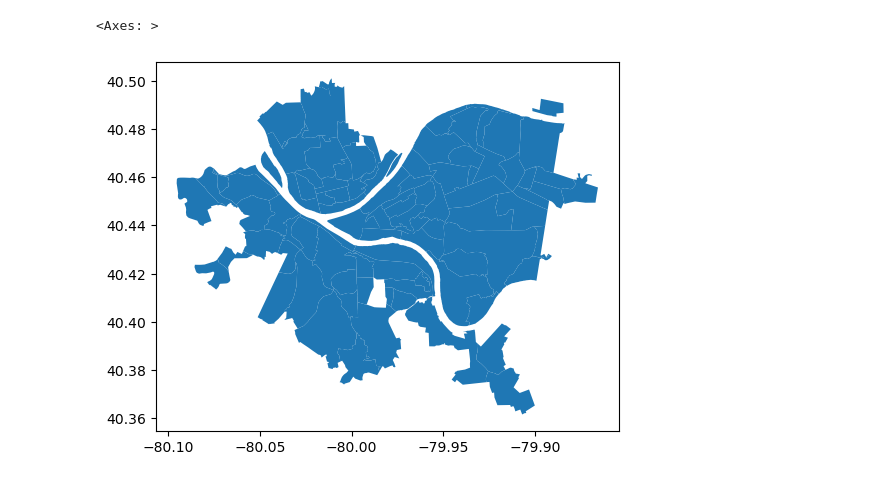
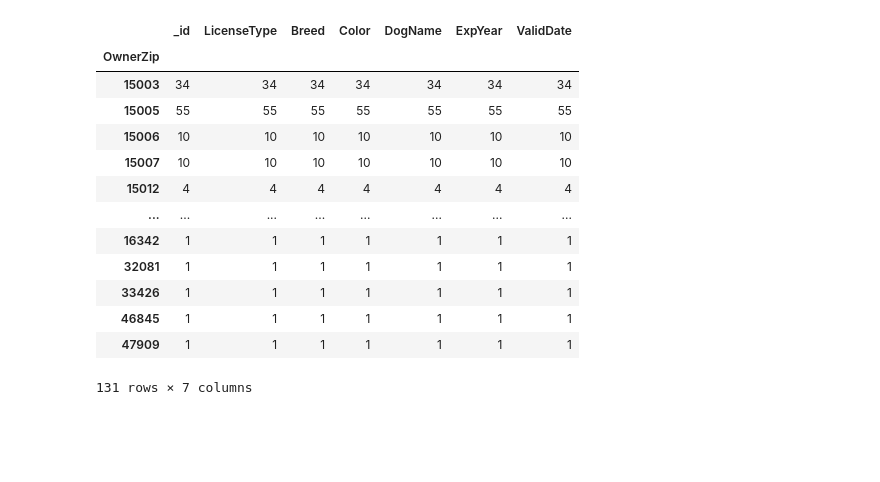
Before and after one commit to hkwee782/FinalProject, a Jupyter notebook: dog_licenses.ipynb, the cells around one changed output. Cells and saved outputs as stored; diff of their text form; code cells hidden in the pictures; blank space fills up the shorter version.

Commit message:
pandas not geopandas

```diff
--- a/dog_licenses.ipynb
+++ b/dog_licenses.ipynb
@@ -15,7 +18,19 @@ data.head()
-# %%
-neighborhoods = geopandas.read_file("Neighborhoods/Neighborhoods_.shp") # read in the shapefile
-neighborhoods.plot()
-# %% [output]
-<Axes: >
-[figure]
+# %%
+# sort data by which dog licenses, and presumably dogs, live where
+data.groupby("OwnerZip").count()
+# %% [output]
+|  | _id | LicenseType | Breed | Color | DogName | ExpYear | ValidDate |
+| OwnerZip |  |  |  |  |  |  |  |
+| 15003 | 34 | 34 | 34 | 34 | 34 | 34 | 34 |
+| 15005 | 55 | 55 | 55 | 55 | 55 | 55 | 55 |
+| 15006 | 10 | 10 | 10 | 10 | 10 | 10 | 10 |
+| 15007 | 10 | 10 | 10 | 10 | 10 | 10 | 10 |
+| 15012 | 4 | 4 | 4 | 4 | 4 | 4 | 4 |
+| ... | ... | ... | ... | ... | ... | ... | ... |
+| 16342 | 1 | 1 | 1 | 1 | 1 | 1 | 1 |
+| 32081 | 1 | 1 | 1 | 1 | 1 | 1 | 1 |
+| 33426 | 1 | 1 | 1 | 1 | 1 | 1 | 1 |
+| 46845 | 1 | 1 | 1 | 1 | 1 | 1 | 1 |
+| 47909 | 1 | 1 | 1 | 1 | 1 | 1 | 1 |
+131 rows × 7 columns
 # %%
```
Also changed, not shown: parts of 5 cells of this notebook, 1 other file.
